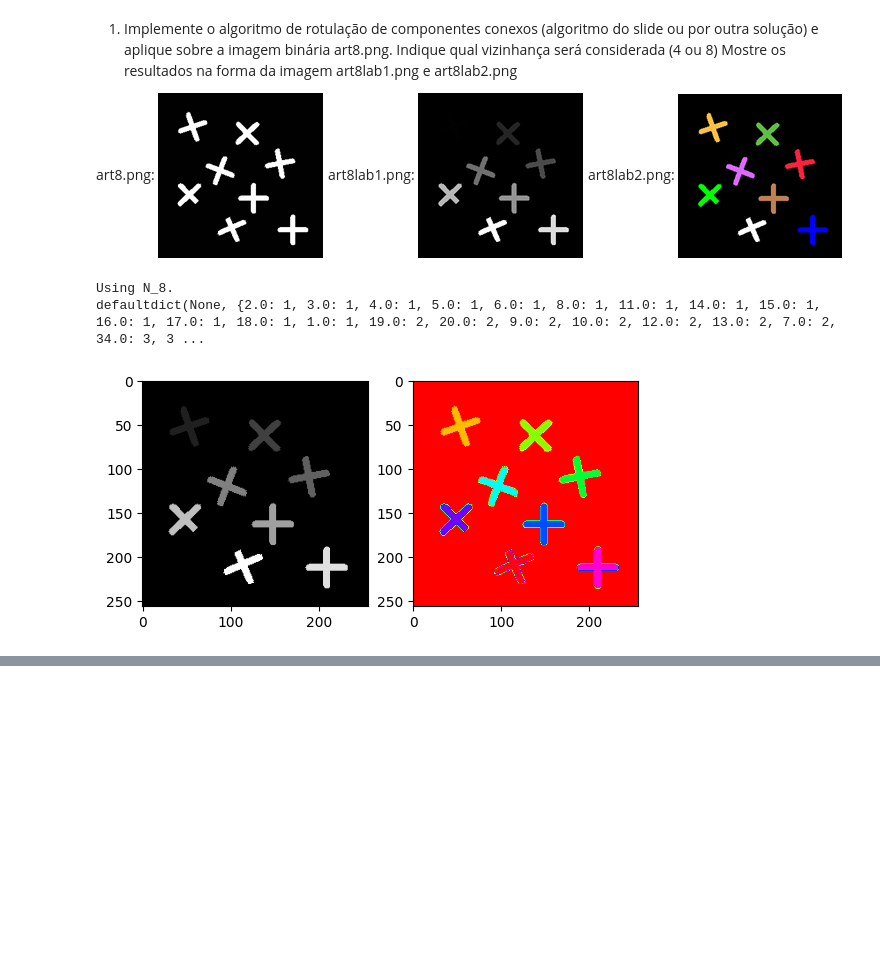
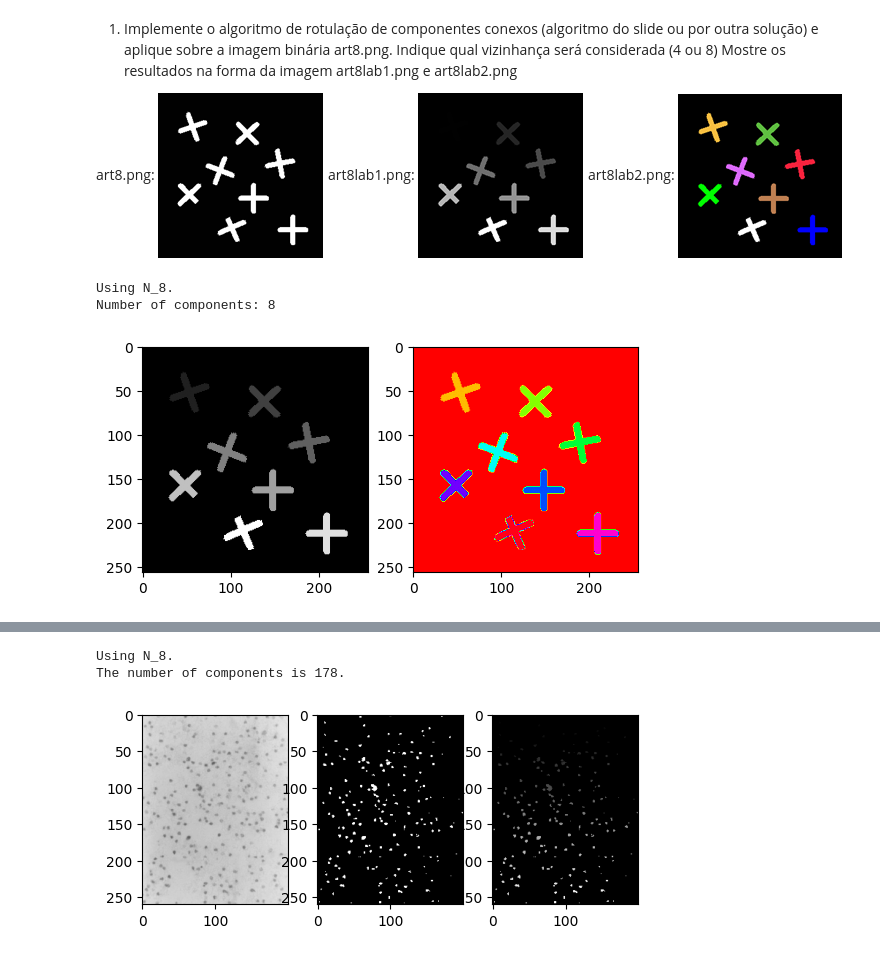
Before and after one commit to DanielGoncalves666/gbc216_t1_G01, a Jupyter notebook: Lab02 - Connected Components/lab03.ipynb, the cells around one changed output, grey strips where cells are left out. Drawn from its saved outputs; the diff is of its cells as text; code cells hidden in the pictures; blank space fills up the shorter version.

```diff
--- a/Lab02 - Connected Components/lab03.ipynb
+++ b/Lab02 - Connected Components/lab03.ipynb
@@ -18,7 +18,7 @@ import numpy as np
 from collections import defaultdict
 from copy import deepcopy
 
-def component_labeling(img):
+def component_labeling(img, black_value=1):
     lines, columns = img.shape
 
     print("Using N_8.")
@@ -27,11 +27,12 @@ def component_labeling(img):
 
     labels = np.zeros((lines, columns))
     equivalences = defaultdict(set)
+    labels_without_equivalences = set()
 
     next_label = 1
     for i in range(lines):
         for j in range(columns):
-            if img[i][j] == 1: # Black (ignore).
+            if img[i][j] == black_value: # Black (ignore).
                 continue
 
             for (modifier_i, modifier_j) in modifiers:
@@ -52,16 +53,20 @@ def component_labeling(img):
 
             if labels[i][j] == 0: # The pixel hasn't been labelled.
                 labels[i][j] = next_label # The next available label is assigned to it.
+                labels_without_equivalences.add(next_label)
                 next_label += 1
 
-    final_equivalences, num_components = resolve_transitive_equivalences(equivalences)
+    final_equivalences = resolve_transitive_equivalences(equivalences)
     for i in range(lines):
         for j in range(columns):
             label = labels[i][j]
             if label != 0:
-                labels[i][j] = final_equivalences[label]
+                try:
+                    labels[i][j] = final_equivalences[label]
+                except KeyError:
+                    continue
 
-    return labels, num_components
+    return labels
 
 
 def resolve_transitive_equivalences(equivalences):
@@ -120,34 +125,48 @@ def resolve_transitive_equivalences(equivalences):
             continue
 
     final_equivalences = defaultdict()
-
-    next_label = 1 # Used to make the labels of the components a sequence starting at 1
     for key, values in equivalences.items():
         for item in values:
-            final_equivalences[item] = next_label
+            final_equivalences[item] = key
 
-        final_equivalences[key] = next_label
+        final_equivalences[key] = key
 
-        next_label += 1
+    return final_equivalences
 
-    print(final_equivalences)
+def re_sequence_labels(labelled_img):
+    next_label = 1
 
-    return final_equivalences, (next_label - 1)
+    new_labels = defaultdict()
 
+    lines, columns = labelled_img.shape
+    for i in range(lines):
+        for j in range(columns):
+            actual_position = labelled_img[i][j]
+            if actual_position != 0:
+                if actual_position not in new_labels:
+                    new_labels[actual_position] = next_label
+                    next_label += 1
+
+                labelled_img[i][j] = new_labels[actual_position]
+
+    return labelled_img, (next_label - 1)
 
 if __name__ == "__main__":
     img = cv2.imread("art8.png", cv2.IMREAD_GRAYSCALE)
 
-    labelled_img, num_components = component_labeling(img)
+    labelled_img = component_labeling(img)
+    re_labelled_img, num_components = re_sequence_labels(labelled_img)
+
+    print(f"Number of components: {num_components}")
 
     plt.subplot(1,2,1)
-    plt.imshow(labelled_img, cmap='gray', vmin=0, vmax=num_components)
+    plt.imshow(re_labelled_img, cmap='gray', vmin=0, vmax=num_components)
 
     plt.subplot(1,2,2)
-    plt.imshow(labelled_img, cmap='hsv', vmin=0, vmax=num_components)
+    plt.imshow(re_labelled_img, cmap='hsv', vmin=0, vmax=num_components)
 # %% [output]
 Using N_8.
-defaultdict(None, {2.0: 1, 3.0: 1, 4.0: 1, 5.0: 1, 6.0: 1, 8.0: 1, 11.0: 1, 14.0: 1, 15.0: 1, 16.0: 1, 17.0: 1, 18.0: 1, 1.0: 1, 19.0: 2, 20.0: 2, 9.0: 2, 10.0: 2, 12.0: 2, 13.0: 2, 7.0: 2, 34.0: 3, 3 ...
+Number of components: 8
 [figure]
 # %% [markdown]
 2. Calcule o número de objetos da imagem clc3.png. Note que antes será necessário binarizar a imagem. Para isso, considere um limiar (*threshold*) de 67, isto é, valores acima de 67 na imagem original recebem zero, e os abaixo recebem 1 (o que resulta na imagem clc3thr1.png).
@@ -162,0 +180,27 @@ clc3lab1
+# %%
+import cv2
+import matplotlib.pyplot as plt
+import numpy as np
+
+if __name__ == "__main__":
+    img = cv2.imread("clc3.png", cv2.IMREAD_GRAYSCALE)
+
+    img_bin = (img <= 156) * 255
+    labelled_img = component_labeling(img_bin, black_value=0)
+
+    re_labelled_img, num_components = re_sequence_labels(labelled_img)
+
+    print(f"The number of components is {num_components}.")
+
+    plt.subplot(1,3,1)
+    plt.imshow(img, cmap='gray', vmin=0, vmax=255)
+
+    plt.subplot(1,3,2)
+    plt.imshow(img_bin, cmap='gray', vmin=0, vmax=255)
+
+    plt.subplot(1,3,3)
+    plt.imshow(labelled_img, cmap='gray', vmin=0, vmax=num_components)
+# %% [output]
+Using N_8.
+The number of components is 178.
+[figure, added]
```
Also changed, not shown: parts of 1 cell of this notebook, 1 other file.
